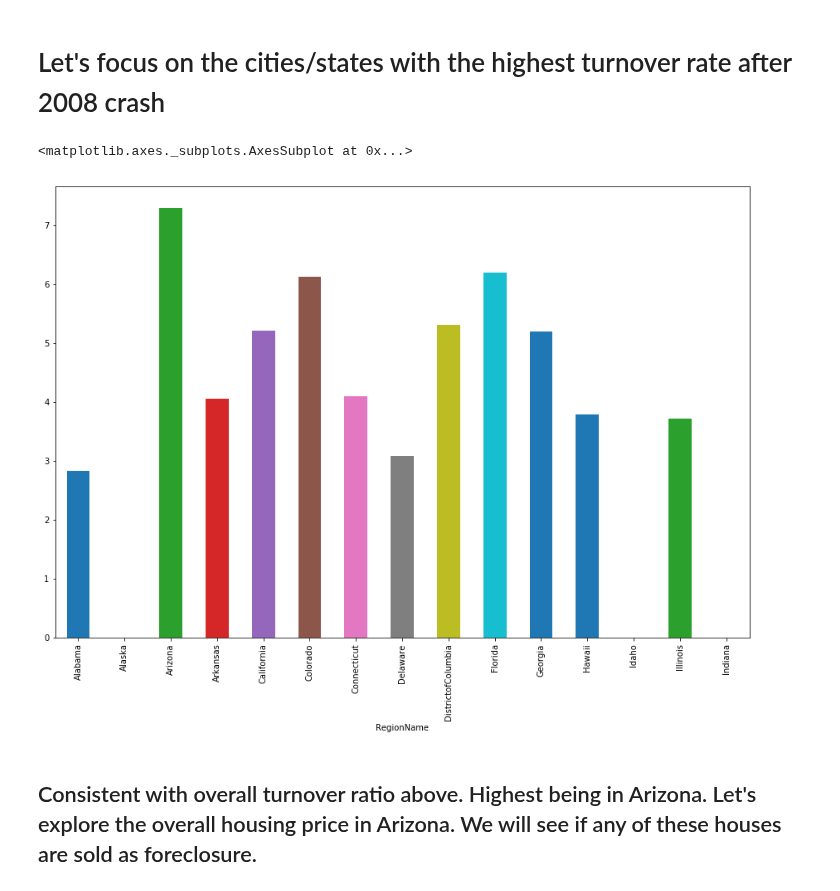
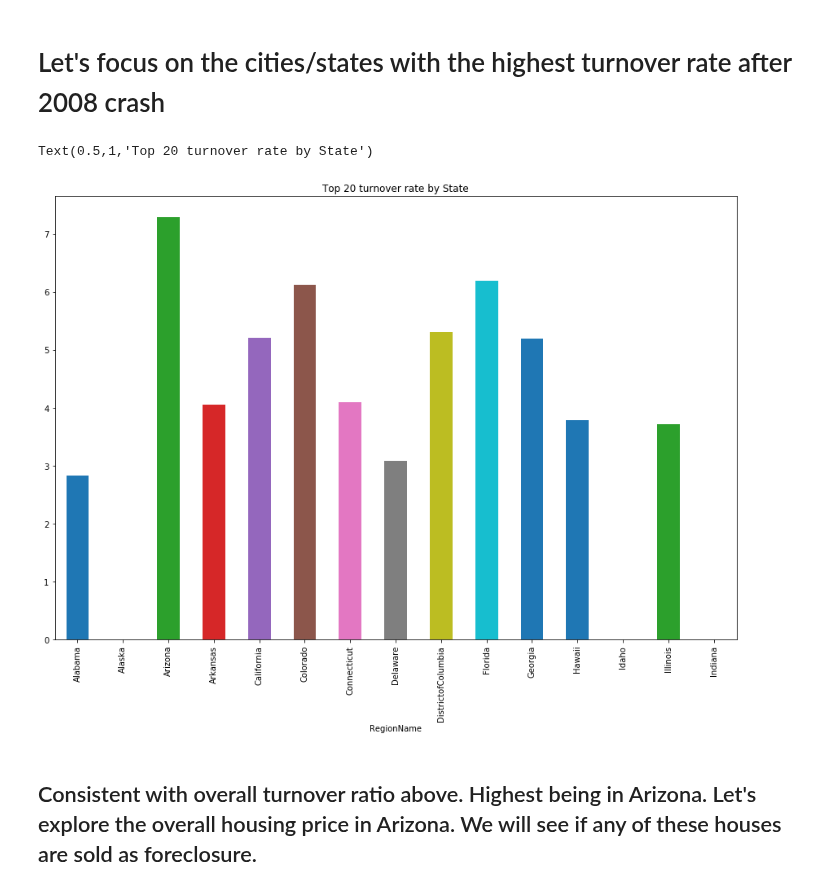
Before and after one commit to dannylo1992/zillow_data, a Jupyter notebook: zillow_housing_data.ipynb, the cells around one changed output. Drawn from its saved outputs; the diff is of its cells as text; code cells hidden in the pictures.

```diff
--- a/zillow_housing_data.ipynb
+++ b/zillow_housing_data.ipynb
@@ -156,9 +162,10 @@ df_city.groupby(df_city['RegionName'])['Turnover_AllHomes'].mean().head(15).plot
 # %%
 df_state_year = df_state[df_state['Year']>2007]
 df_state_year.groupby(df_state_year['RegionName'])['Turnover_AllHomes'].mean().head(15).plot(figsize=(15,10),kind='bar')
+plt.title('Top 20 turnover rate by State')
 # %% [output]
-<matplotlib.axes._subplots.AxesSubplot at 0x...>
+Text(0.5,1,'Top 20 turnover rate by State')
-[figure, old version]
+[figure, new version]
 # %% [markdown]
 ## Consistent with overall turnover ratio above. Highest being in Arizona. Let's explore the overall housing price in Arizona. We will see if any of these houses are sold as foreclosure.
 # %%
```
Also changed, not shown: parts of 7 cells of this notebook.
